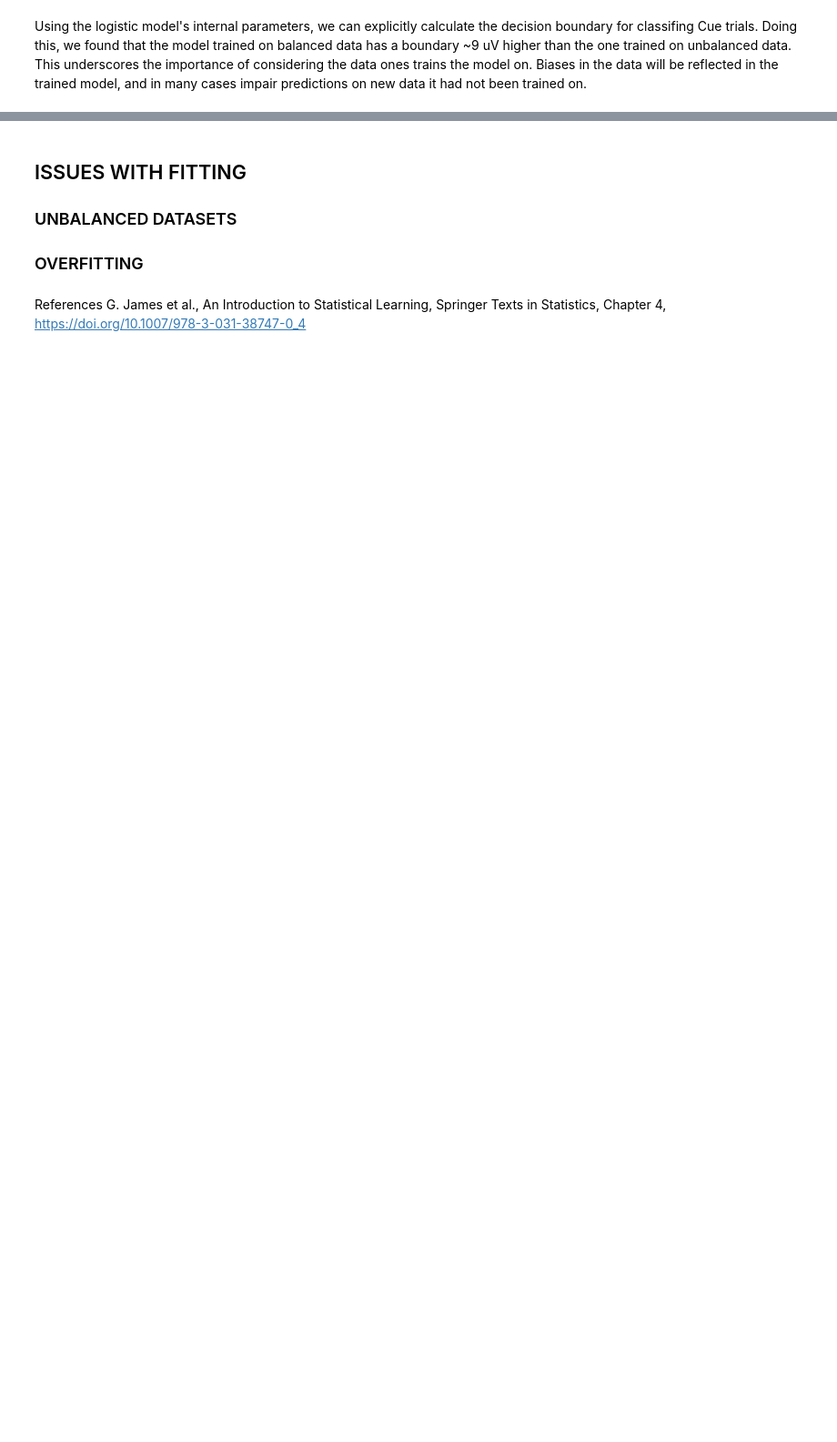
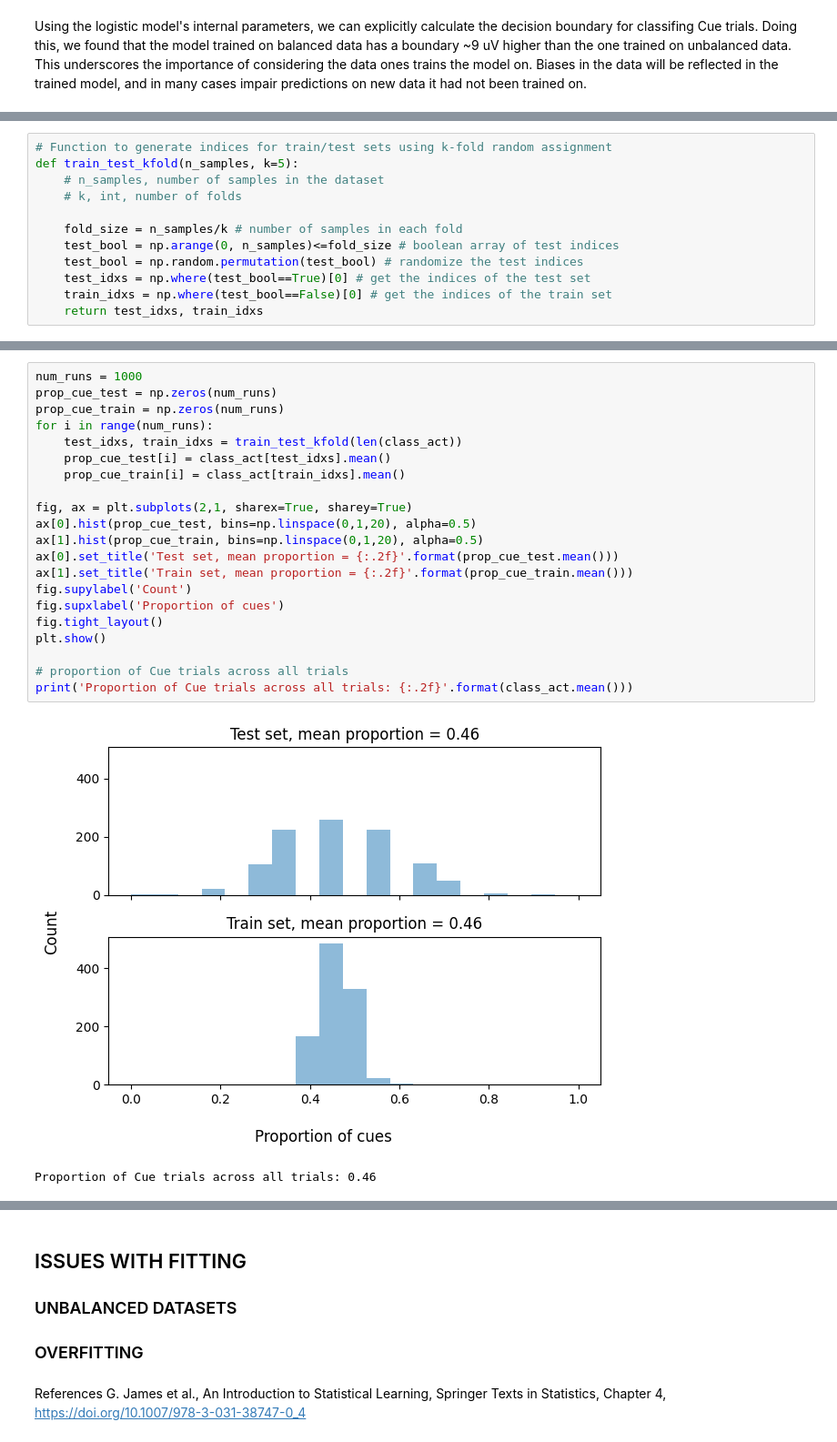
Before and after one commit to dbheadley/DecodingTheBrain, a Jupyter notebook: Week3/notes.ipynb, the cells around one changed output, grey strips where cells are left out. Shown at 91% size. Drawn from its saved outputs; the diff is of its cells as text; blank space fills up the shorter version.

```diff
--- a/Week3/notes.ipynb
+++ b/Week3/notes.ipynb
@@ -1130,0 +1037,12 @@ Median difference: -0.02
+# %%
+# Function to generate indices for train/test sets using k-fold random assignment
+def train_test_kfold(n_samples, k=5):
+    # n_samples, number of samples in the dataset
+    # k, int, number of folds
+
+    fold_size = n_samples/k # number of samples in each fold
+    test_bool = np.arange(0, n_samples)<=fold_size # boolean array of test indices
+    test_bool = np.random.permutation(test_bool) # randomize the test indices
+    test_idxs = np.where(test_bool==True)[0] # get the indices of the test set
+    train_idxs = np.where(test_bool==False)[0] # get the indices of the train set
+    return test_idxs, train_idxs
@@ -1130,0 +1051,24 @@ Median difference: -0.02
+# %%
+num_runs = 1000
+prop_cue_test = np.zeros(num_runs)
+prop_cue_train = np.zeros(num_runs)
+for i in range(num_runs):
+    test_idxs, train_idxs = train_test_kfold(len(class_act))
+    prop_cue_test[i] = class_act[test_idxs].mean()
+    prop_cue_train[i] = class_act[train_idxs].mean()
+
+fig, ax = plt.subplots(2,1, sharex=True, sharey=True)
+ax[0].hist(prop_cue_test, bins=np.linspace(0,1,20), alpha=0.5)
+ax[1].hist(prop_cue_train, bins=np.linspace(0,1,20), alpha=0.5)
+ax[0].set_title('Test set, mean proportion = {:.2f}'.format(prop_cue_test.mean()))
+ax[1].set_title('Train set, mean proportion = {:.2f}'.format(prop_cue_train.mean()))
+fig.supylabel('Count')
+fig.supxlabel('Proportion of cues')
+fig.tight_layout()
+plt.show()
+
+# proportion of Cue trials across all trials
+print('Proportion of Cue trials across all trials: {:.2f}'.format(class_act.mean()))
+# %% [output]
+[figure, added]
+Proportion of Cue trials across all trials: 0.46
```
Also changed, not shown: parts of 19 cells of this notebook, 1 other file.
